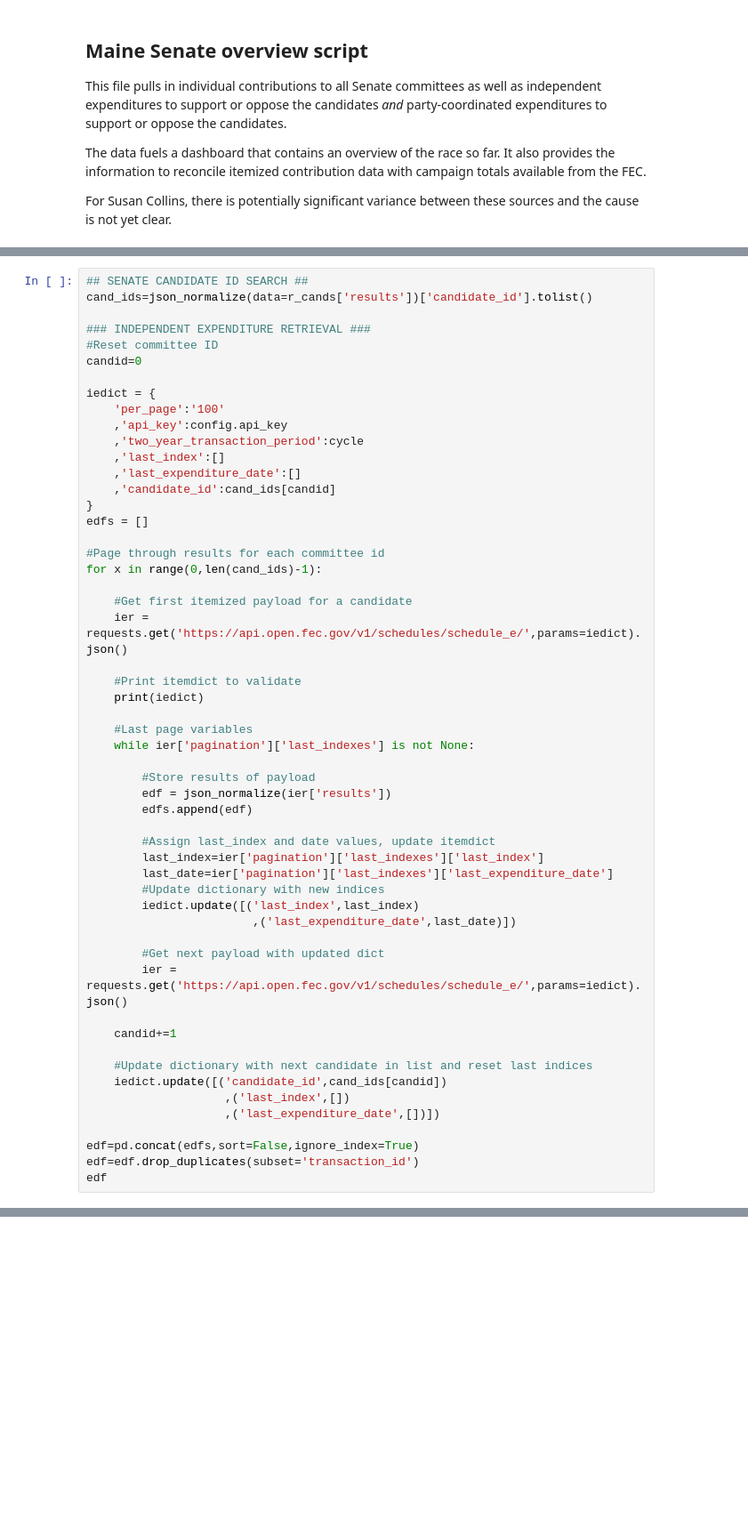
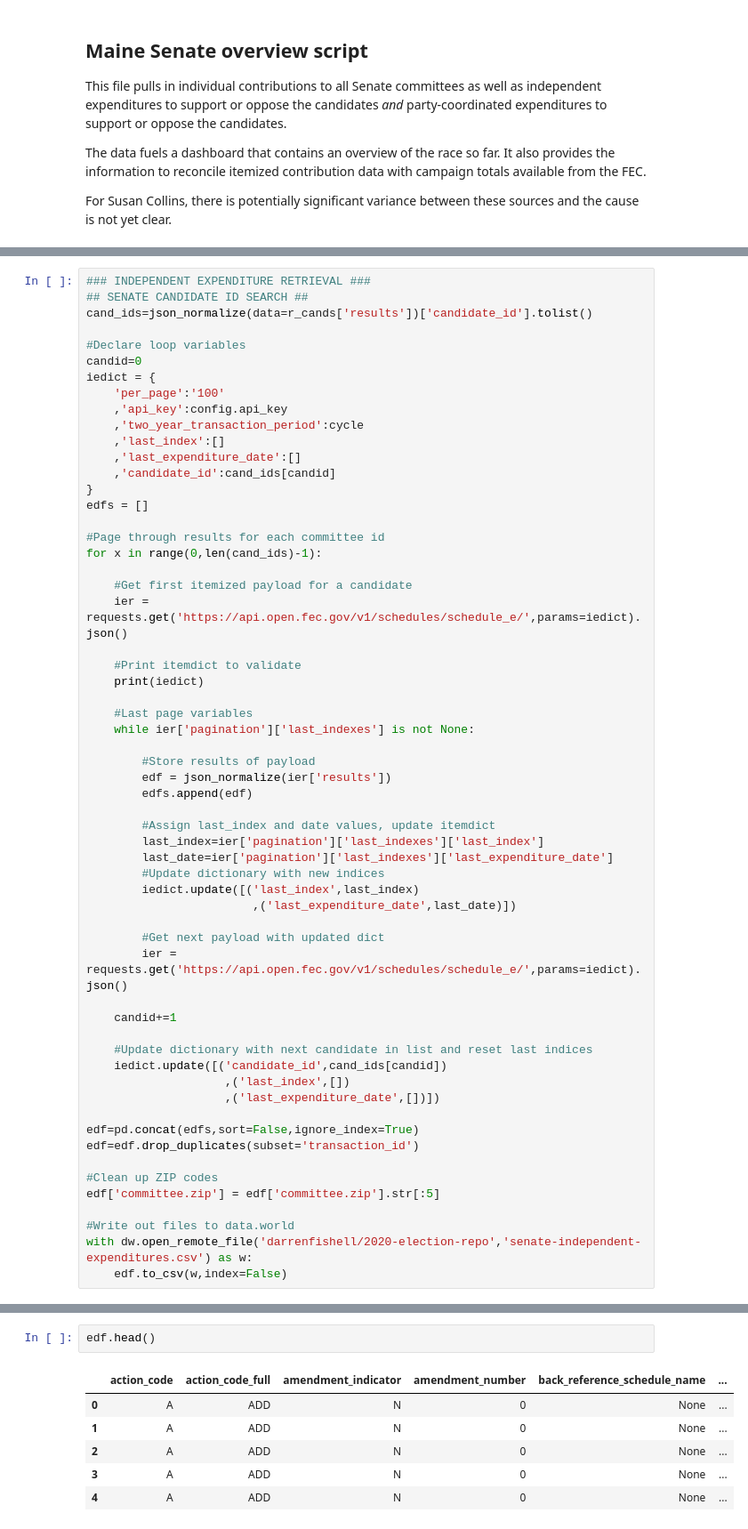
Before and after one commit to darrenfishell/data-projects, a Jupyter notebook: fec-data-2020/congressional/Maine Senate master data script.ipynb, the cells around one changed output, grey strips where cells are left out. Shown at 89% size. Cells and saved outputs as stored; diff of their text form; blank space fills up the shorter version.

```diff
--- a/fec-data-2020/congressional/Maine Senate master data script.ipynb
+++ b/fec-data-2020/congressional/Maine Senate master data script.ipynb
@@ -191,11 +180,10 @@ IndexError: list index out of range
 # %%
+### INDEPENDENT EXPENDITURE RETRIEVAL ###
 ## SENATE CANDIDATE ID SEARCH ##
 cand_ids=json_normalize(data=r_cands['results'])['candidate_id'].tolist()
 
-### INDEPENDENT EXPENDITURE RETRIEVAL ###
-#Reset committee ID
+#Declare loop variables
 candid=0
-
 iedict = {
     'per_page':'100'
     ,'api_key':config.api_key
@@ -241,7 +229,13 @@ for x in range(0,len(cand_ids)-1):
 
 edf=pd.concat(edfs,sort=False,ignore_index=True)
 edf=edf.drop_duplicates(subset='transaction_id')
-edf
+
+#Clean up ZIP codes
+edf['committee.zip'] = edf['committee.zip'].str[:5]
+
+#Write out files to data.world
+with dw.open_remote_file('darrenfishell/2020-election-repo','senate-independent-expenditures.csv') as w:
+    edf.to_csv(w,index=False)
 # %% [output]
 {'per_page': '100', 'api_key': 'egxSs7endLz5xMuoprm5zfVZCeoyeZbO5D6HFzJz', 'two_year_transaction_period': '2020', 'last_index': [], 'last_expenditure_date': [], 'candidate_id': 'S0ME00061'}
 {'per_page': '100', 'api_key': 'egxSs7endLz5xMuoprm5zfVZCeoyeZbO5D6HFzJz', 'two_year_transaction_period': '2020', 'last_index': [], 'last_expenditure_date': [], 'candidate_id': 'S6ME00159'}
@@ -291,0 +249,9 @@ HttpError: <HttpError 400 when requesting https://sheets.googleapis.com/v4/sprea
+# %%
+edf.head()
+# %% [output]
+|  | action_code | action_code_full | amendment_indicator | amendment_number | back_reference_schedule_name | ... |
+| 0 | A | ADD | N | 0 | None | ... |
+| 1 | A | ADD | N | 0 | None | ... |
+| 2 | A | ADD | N | 0 | None | ... |
+| 3 | A | ADD | N | 0 | None | ... |
+| 4 | A | ADD | N | 0 | None | ... |
```
Also changed, not shown: parts of 11 cells of this notebook, 5 other files.
